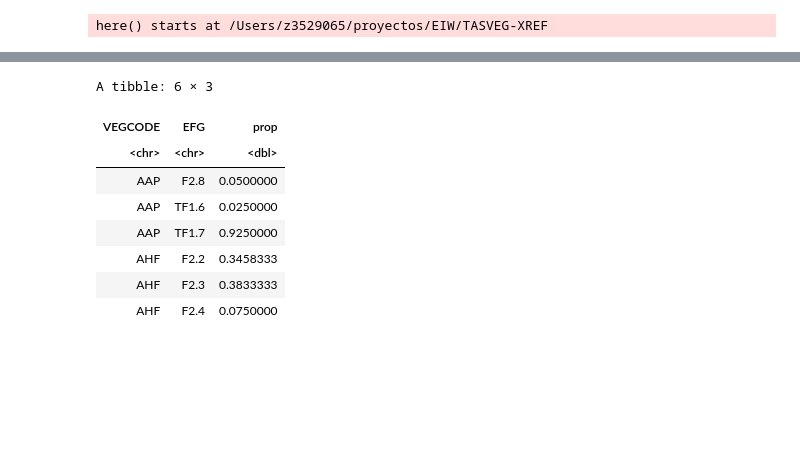
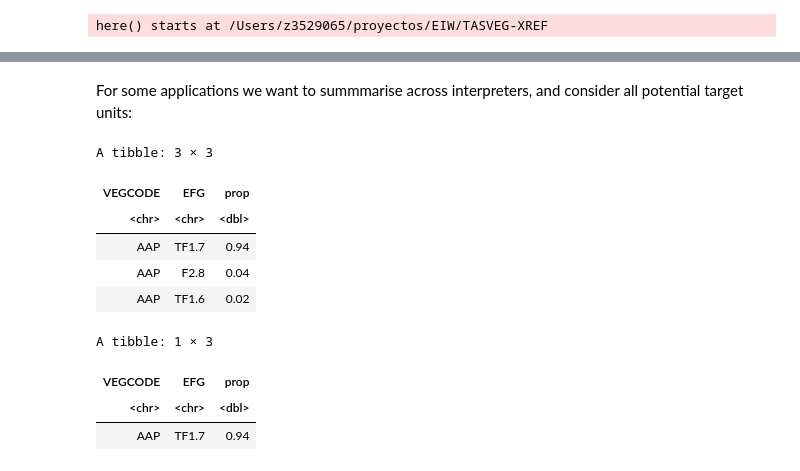
Before and after one commit to Ecosystem-Indicators-Workflows/TASVEG-XREF, a Jupyter notebook: synthesis/area-summaries.ipynb, the cells around one changed output, grey strips where cells are left out. Cells and saved outputs as stored; diff of their text form; code cells hidden in the pictures; blank space fills up the shorter version.

```diff
--- a/synthesis/area-summaries.ipynb
+++ b/synthesis/area-summaries.ipynb
@@ -103,21 +88,17 @@ Warning message:
+# %% [markdown]
+For some applications we want to summmarise across interpreters, and consider all potential target units:
 # %%
-memb_by_efg <-
-    TASVEG_clean |>
-    filter(round == 2) |>
-    group_by(VEGCODE) |>
-    mutate(total_memb=sum(memb)) |>
-    ungroup() |>
-    group_by(VEGCODE, EFG) |>
-    summarise(prop=sum(memb/total_memb), .groups = "drop")
+TASVEG_memb_by_target <-
+    TASVEG_revised  |>
+    mutate(total_memb=sum(memb), .by = VEGCODE) |>
+    summarise(prop=sum(memb/total_memb), .by=c(VEGCODE, EFG))
-# %%
-head(memb_by_efg)
-# %% [output]
-A tibble: 6 × 3
-| VEGCODE | EFG | prop |
-| <chr> | <chr> | <dbl> |
-| AAP | F2.8 | 0.0500000 |
-| AAP | TF1.6 | 0.0250000 |
-| AAP | TF1.7 | 0.9250000 |
-| AHF | F2.2 | 0.3458333 |
-| AHF | F2.3 | 0.3833333 |
-| AHF | F2.4 | 0.0750000 |
+# %%
+TASVEG_memb_by_target |>
+    filter(VEGCODE == "AAP")
+# %% [output]
+A tibble: 3 × 3
+| VEGCODE | EFG | prop |
+| <chr> | <chr> | <dbl> |
+| AAP | TF1.7 | 0.94 |
+| AAP | F2.8 | 0.04 |
+| AAP | TF1.6 | 0.02 |
@@ -123,0 +109,8 @@ A tibble: 6 × 3
+# %%
+TASVEG_max_target |>
+    filter(VEGCODE == "AAP")
+# %% [output]
+A tibble: 1 × 3
+| VEGCODE | EFG | prop |
+| <chr> | <chr> | <dbl> |
+| AAP | TF1.7 | 0.94 |
```
Also changed, not shown: parts of 34 cells of this notebook, 2 other files.
